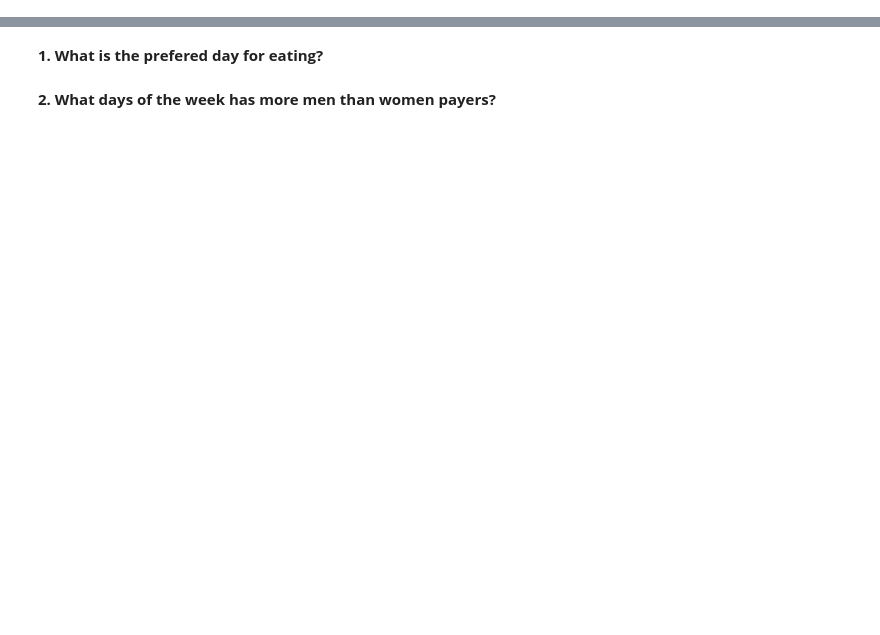
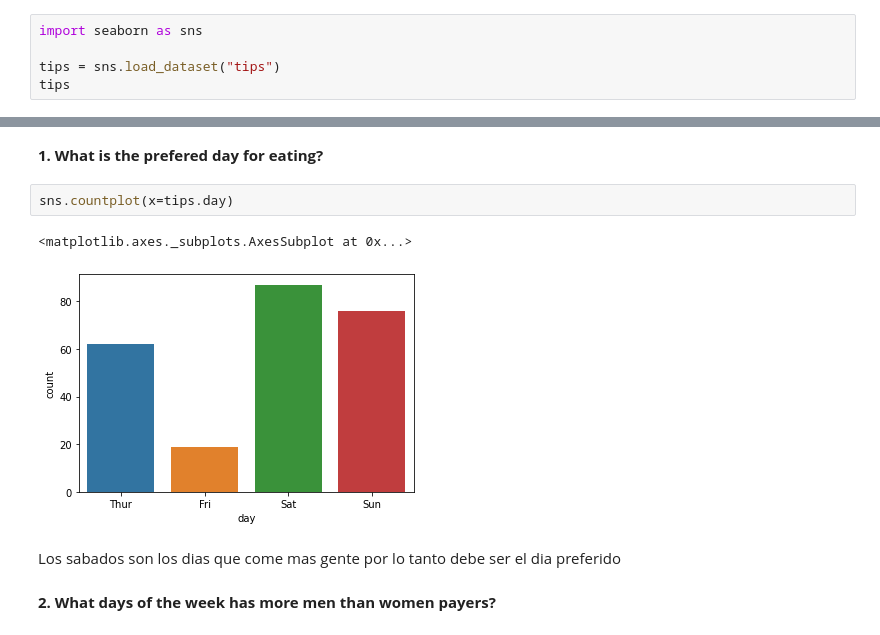
Before and after one commit to ironhack-datalabs/datamad1020-rev, a Jupyter notebook: module-1/lab-matplotlib-seaborn/your-code/challenge-1.ipynb, the cells around one changed output, grey strips where cells are left out. Saved outputs shown, nothing was run; the diff lists cells and outputs as text; blank space fills up the shorter version.

```diff
--- a/module-1/lab-matplotlib-seaborn/your-code/challenge-1.ipynb
+++ b/module-1/lab-matplotlib-seaborn/your-code/challenge-1.ipynb
@@ -10,3 +10,8 @@
 Answer all questions by drawing a graph. Then explain.
 # %% [markdown]
 **0. Load seaborn dataset "tips"**
+# %%
+import seaborn as sns
+
+tips = sns.load_dataset("tips")
+tips
@@ -13,4 +32,11 @@ Answer all questions by drawing a graph. Then explain.
 # %% [markdown]
 **1. What is the prefered day for eating?**
+# %%
+sns.countplot(x=tips.day)
+# %% [output]
+<matplotlib.axes._subplots.AxesSubplot at 0x...>
+[figure, added]
+# %% [markdown]
+Los sabados son los dias que come mas gente por lo tanto debe ser el dia preferido
 # %% [markdown]
 **2. What days of the week has more men than women payers?**
```
Also changed, not shown: parts of 9 cells of this notebook, 1 other file.
